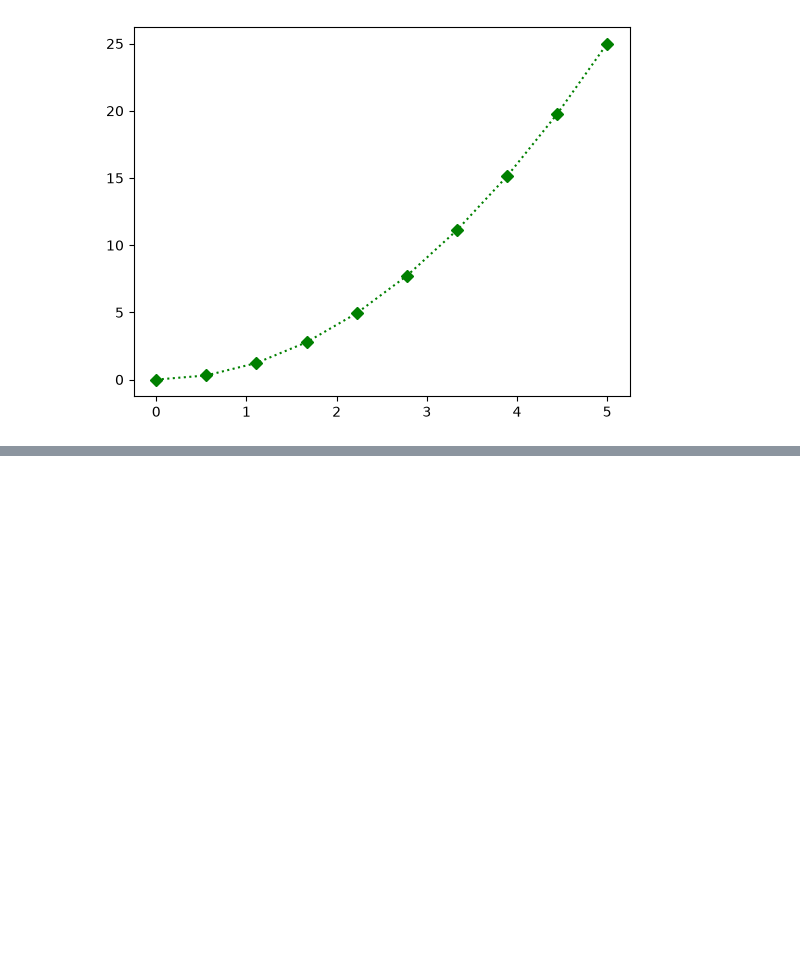
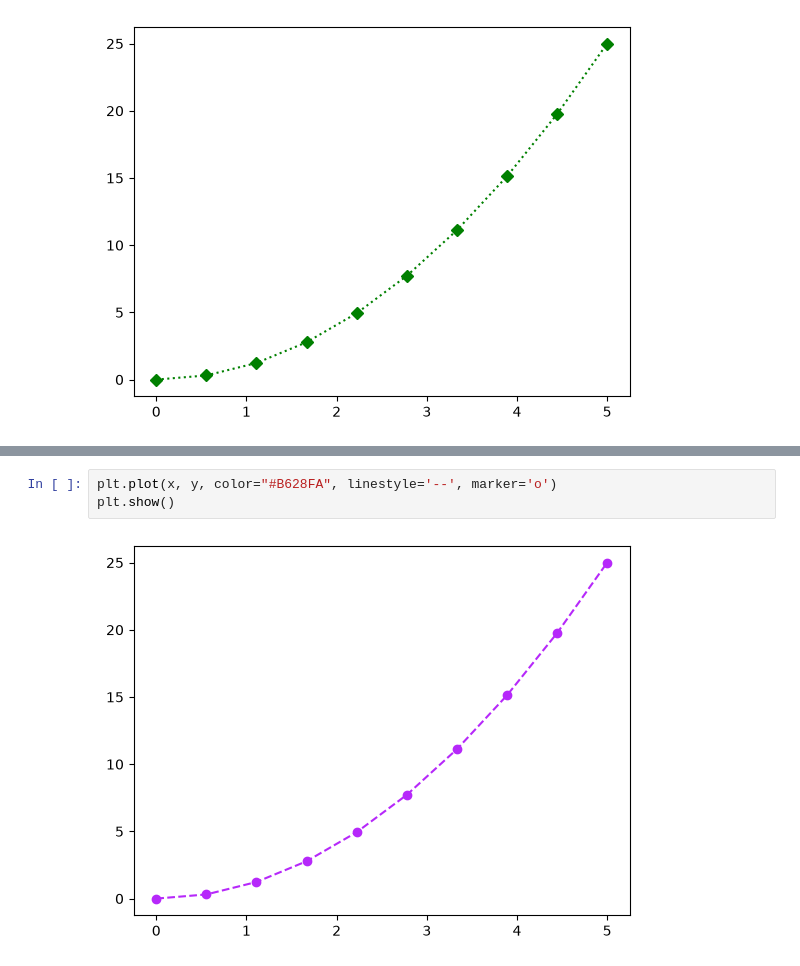
Before and after one commit to marcell-llerena/datascience-g8, a Jupyter notebook: notebooks/20260814_23_matplotlib.ipynb, the cells around one changed output, grey strips where cells are left out. Drawn from its saved outputs; the diff is of its cells as text; blank space fills up the shorter version.

```diff
--- a/notebooks/20260814_23_matplotlib.ipynb
+++ b/notebooks/20260814_23_matplotlib.ipynb
@@ -43,2 +53,7 @@ plt.plot(x, y, color="#F59F27", linestyle='--', marker='o')
 [figure]
+# %%
+plt.plot(x, y, color="#B628FA", linestyle='--', marker='o')
+plt.show()
+# %% [output]
+[figure, added]
 # %%
```
Also changed, not shown: parts of 7 cells of this notebook.
